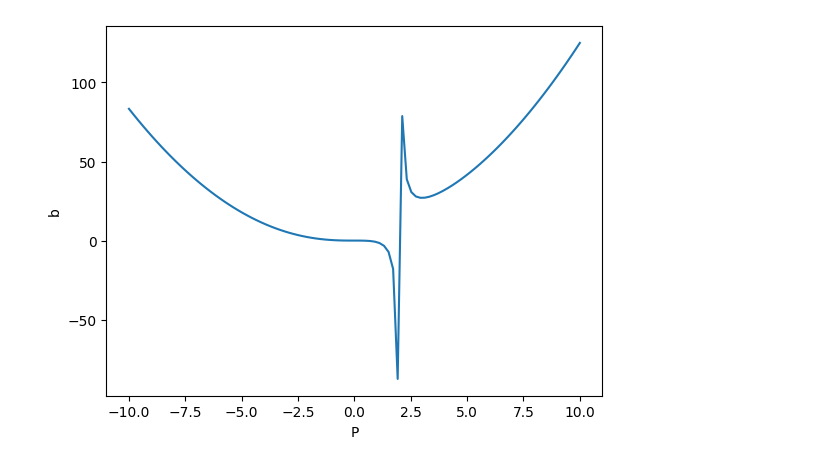
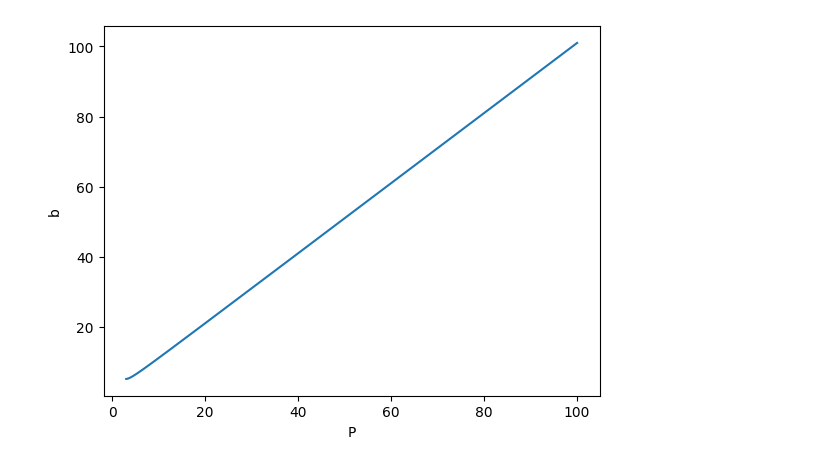
Before and after one commit to jessecrans/bh-raytracer, a Jupyter notebook: luminet-paper.ipynb, the cells around one changed output. Cells and saved outputs as stored; diff of their text form; code cells hidden in the pictures.

```diff
--- a/luminet-paper.ipynb
+++ b/luminet-paper.ipynb
@@ -5,7 +8,7 @@ from scipy.special import ellipkinc, ellipj
 
 M = 1
 # %%
-def get_gamma(alpha, theta):
+def _gamma(alpha, theta):
     alpha, theta = np.deg2rad(alpha), np.deg2rad(theta)
 
     if theta == 0:
@@ -13,13 +16,14 @@ def get_gamma(alpha, theta):
 
     return np.arccos(np.cos(alpha) / np.emath.sqrt(np.cos(alpha)**2 + 1/np.tan(theta)**2))
 
-def get_radius(P, alpha, theta, debug=False):
+
+def _radius(P, alpha, theta, debug=False):
     assert P >= 3*M, "Closest approach must be greater than 3*M."
 
     alpha, theta = np.deg2rad(alpha), np.deg2rad(theta)
 
     Q = np.emath.sqrt((P - 2 * M) * (P + 6 * M))
-    gamma = get_gamma(alpha, theta)
+    gamma = _gamma(alpha, theta)
 
     term_1 = (Q - P + 2*M) / (4*M*P)
     term_2 = (Q - P + 6*M) / (4*M*P)
@@ -46,19 +50,17 @@ def get_radius(P, alpha, theta, debug=False):
 
     return 1 / (-term_1 + term_2 * sn**2)
 
-def get_impact_parameter(P):
-    return P**3 / (P - 2*M)
+
+def _impact_parameter(P):
+    return np.sqrt(P**3 / (P - 2*M))
 # %%
-x = np.linspace(-10*M, 10*M, 100)
+P = np.linspace(3*M, 100*M, 1000)
 
-plt.plot(
-    x,
-    get_impact_parameter(x),
-)
+plt.plot(P, _impact_parameter(P))
 
+plt.xlabel("P")
+plt.ylabel("b")
 
-plt.xlabel('P')
-plt.ylabel('b')
 plt.show()
 # %% [output]
-[figure, old version]
+[figure, new version]
```
Also changed, not shown: parts of 8 cells of this notebook.
